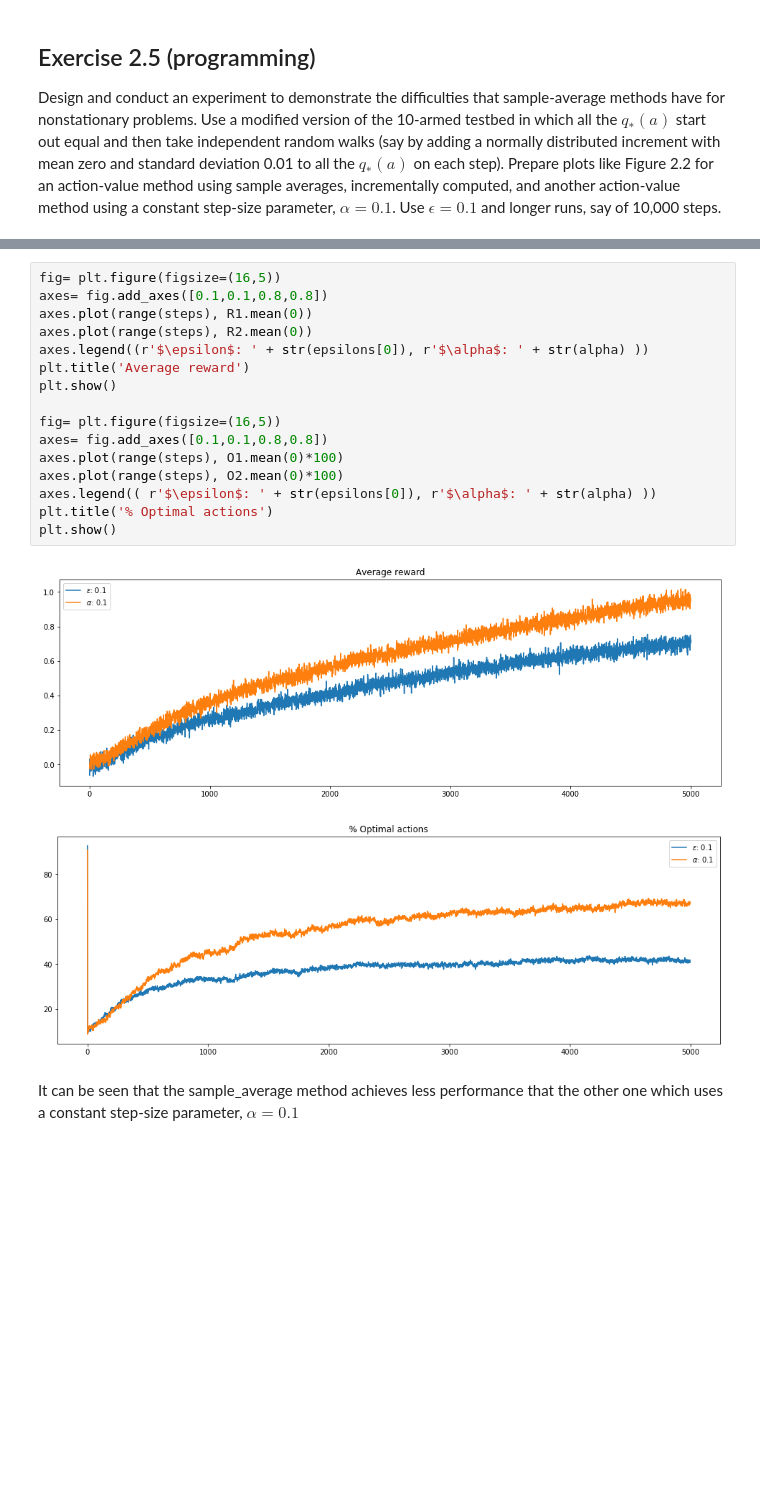
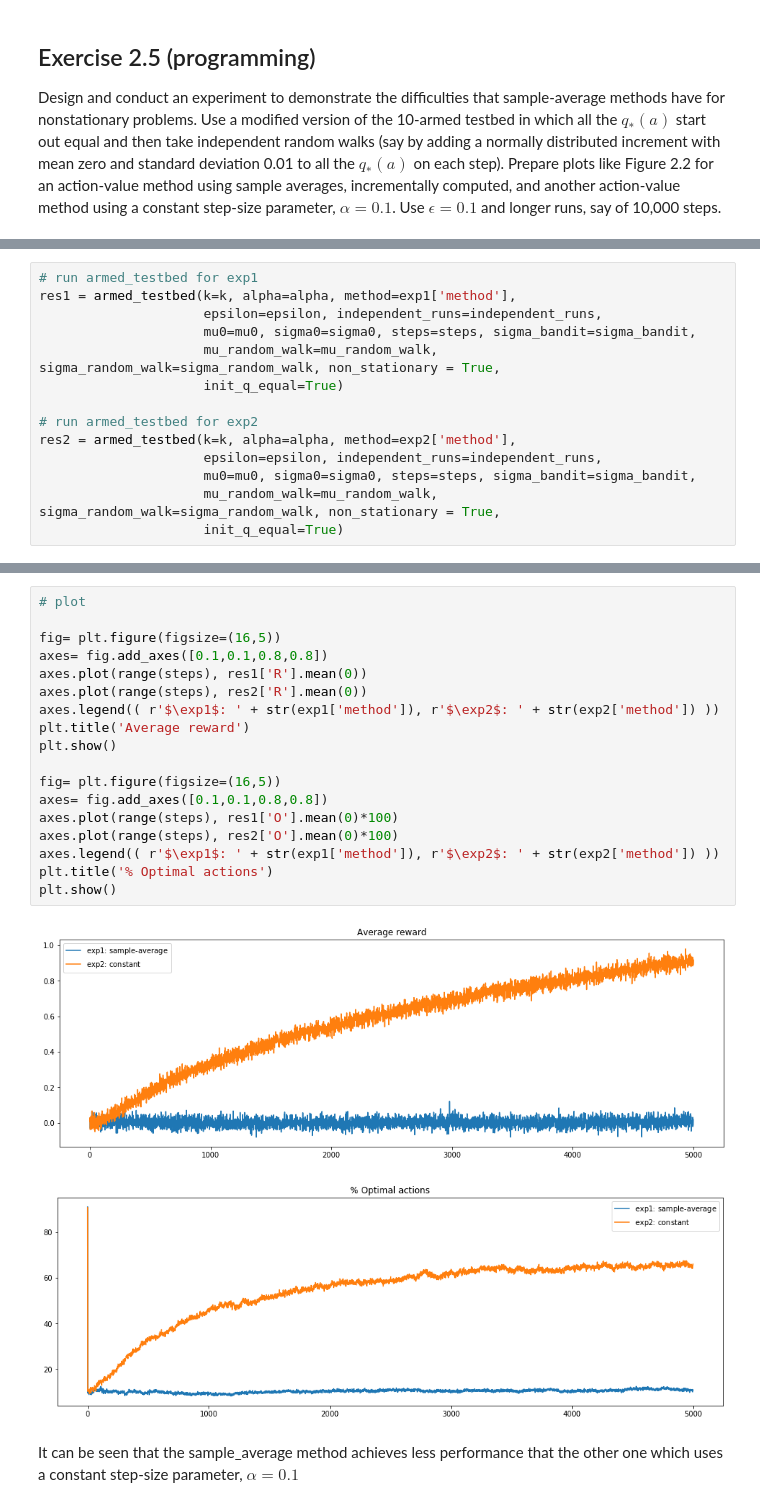
Before and after one commit to jpgarella/DRL-Solutions, a Jupyter notebook: DRL_Solutions.ipynb, the cells around one changed output, grey strips where cells are left out. Saved outputs shown, nothing was run; the diff lists cells and outputs as text; blank space fills up the shorter version.

```diff
--- a/DRL_Solutions.ipynb
+++ b/DRL_Solutions.ipynb
@@ -361,0 +230,14 @@ q2, Q2, R2, N2, A2, O2 = armed_testbed(k=10, var=alpha, method="constant")
+# %%
+# run armed_testbed for exp1
+res1 = armed_testbed(k=k, alpha=alpha, method=exp1['method'],
+                     epsilon=epsilon, independent_runs=independent_runs,
+                     mu0=mu0, sigma0=sigma0, steps=steps, sigma_bandit=sigma_bandit,
+                     mu_random_walk=mu_random_walk, sigma_random_walk=sigma_random_walk, non_stationary = True,
+                     init_q_equal=True)
+
+# run armed_testbed for exp2
+res2 = armed_testbed(k=k, alpha=alpha, method=exp2['method'],
+                     epsilon=epsilon, independent_runs=independent_runs,
+                     mu0=mu0, sigma0=sigma0, steps=steps, sigma_bandit=sigma_bandit,
+                     mu_random_walk=mu_random_walk, sigma_random_walk=sigma_random_walk, non_stationary = True,
+                     init_q_equal=True)
@@ -362,22 +262,24 @@ q2, Q2, R2, N2, A2, O2 = armed_testbed(k=10, var=alpha, method="constant")
 # %%
+# plot
+
 fig= plt.figure(figsize=(16,5))
 axes= fig.add_axes([0.1,0.1,0.8,0.8])
-axes.plot(range(steps), R1.mean(0))
-axes.plot(range(steps), R2.mean(0))
-axes.legend((r'$\epsilon$: ' + str(epsilons[0]), r'$\alpha$: ' + str(alpha) ))
+axes.plot(range(steps), res1['R'].mean(0))
+axes.plot(range(steps), res2['R'].mean(0))
+axes.legend(( r'$\exp1$: ' + str(exp1['method']), r'$\exp2$: ' + str(exp2['method']) ))
 plt.title('Average reward')
 plt.show()
 
 fig= plt.figure(figsize=(16,5))
 axes= fig.add_axes([0.1,0.1,0.8,0.8])
-axes.plot(range(steps), O1.mean(0)*100)
-axes.plot(range(steps), O2.mean(0)*100)
-axes.legend(( r'$\epsilon$: ' + str(epsilons[0]), r'$\alpha$: ' + str(alpha) ))
+axes.plot(range(steps), res1['O'].mean(0)*100)
+axes.plot(range(steps), res2['O'].mean(0)*100)
+axes.legend(( r'$\exp1$: ' + str(exp1['method']), r'$\exp2$: ' + str(exp2['method']) ))
 plt.title('% Optimal actions')
 plt.show()
 # %% [output]
-[figure, old version]
+[figure, new version]
-[figure, old version]
+[figure, new version]
 # %% [markdown]
 It can be seen that the sample_average method achieves less performance that the other one which uses a constant step-size parameter, $\alpha = 0.1$
 # %% [markdown]
```
Also changed, not shown: parts of 25 cells of this notebook.
